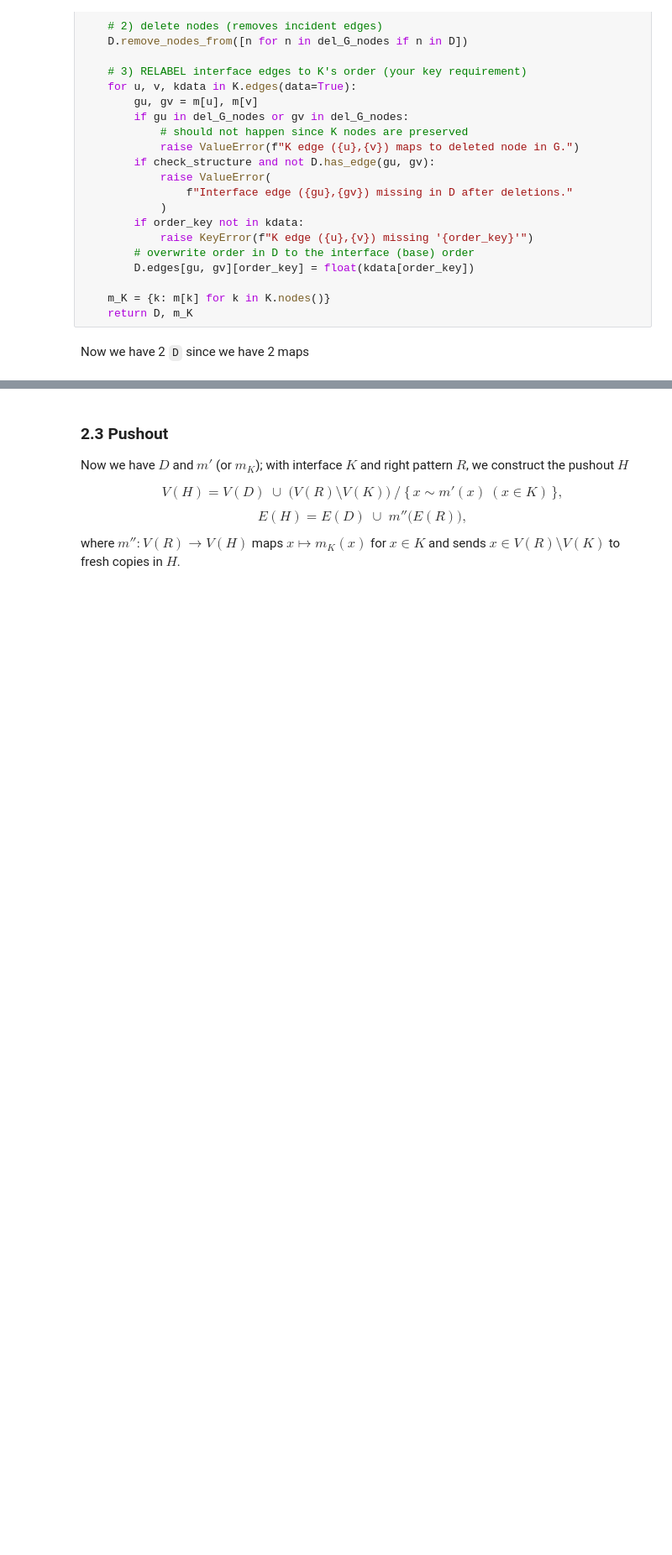
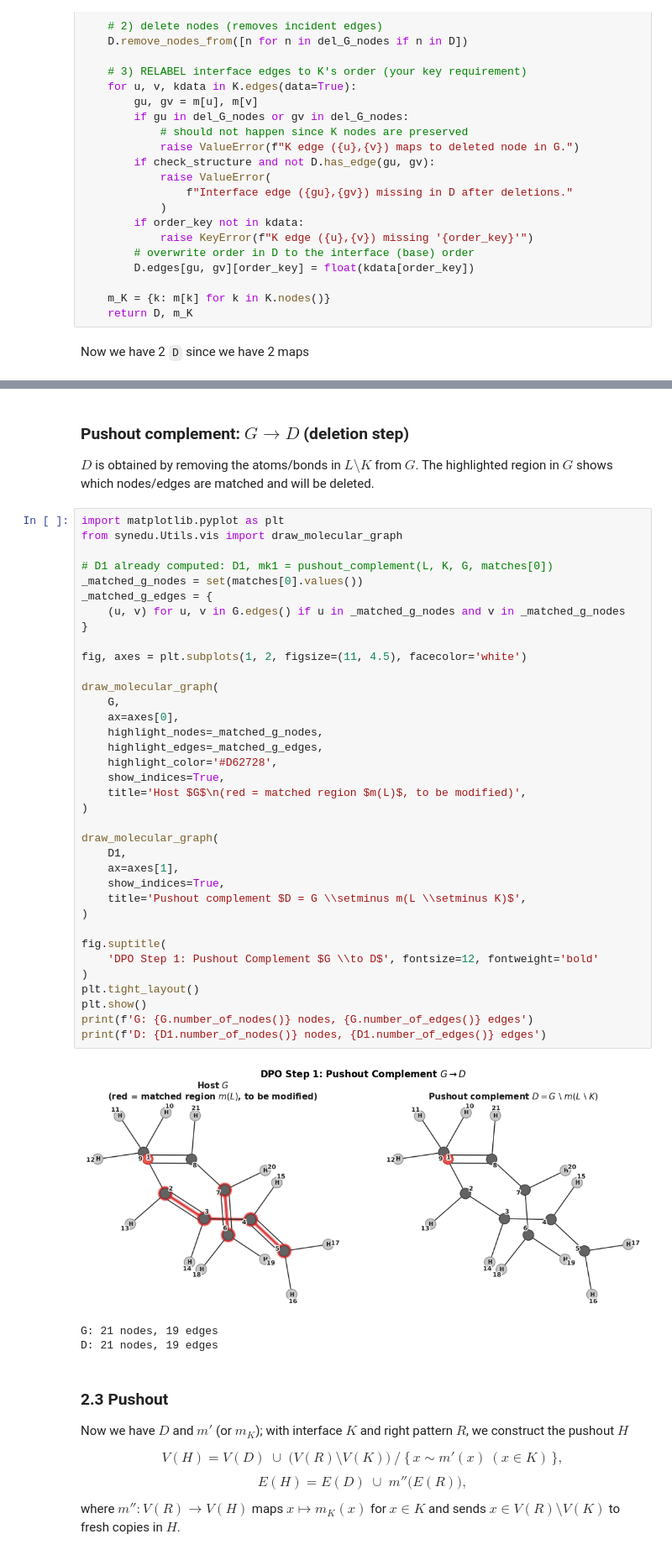
Before and after one commit to TieuLongPhan/SynEdu, a Jupyter notebook: synedu/S05/notebook.ipynb, the cells around one changed output, grey strips where cells are left out. Shown at 84% size. Drawn from its saved outputs; the diff is of its cells as text; blank space fills up the shorter version.

```diff
--- a/synedu/S05/notebook.ipynb
+++ b/synedu/S05/notebook.ipynb
@@ -1307,3 +1492,48 @@ draw_molecular_graph(
+# %% [markdown]
+### Pushout complement: $G \to D$ (deletion step)
+
+$D$ is obtained by removing the atoms/bonds in $L \setminus K$ from $G$.
+The highlighted region in $G$ shows which nodes/edges are matched and will be deleted.
+# %%
+import matplotlib.pyplot as plt
+from synedu.Utils.vis import draw_molecular_graph
+
+# D1 already computed: D1, mk1 = pushout_complement(L, K, G, matches[0])
+_matched_g_nodes = set(matches[0].values())
+_matched_g_edges = {
+    (u, v) for u, v in G.edges() if u in _matched_g_nodes and v in _matched_g_nodes
+}
+
+fig, axes = plt.subplots(1, 2, figsize=(11, 4.5), facecolor='white')
+
+draw_molecular_graph(
+    G,
+    ax=axes[0],
+    highlight_nodes=_matched_g_nodes,
+    highlight_edges=_matched_g_edges,
+    highlight_color='#D62728',
+    show_indices=True,
+    title='Host $G$\n(red = matched region $m(L)$, to be modified)',
+)
+
+draw_molecular_graph(
+    D1,
+    ax=axes[1],
+    show_indices=True,
+    title='Pushout complement $D = G \\setminus m(L \\setminus K)$',
+)
+
+fig.suptitle(
+    'DPO Step 1: Pushout Complement $G \\to D$', fontsize=12, fontweight='bold'
+)
+plt.tight_layout()
+plt.show()
+print(f'G: {G.number_of_nodes()} nodes, {G.number_of_edges()} edges')
+print(f'D: {D1.number_of_nodes()} nodes, {D1.number_of_edges()} edges')
+# %% [output]
+[figure, added]
+G: 21 nodes, 19 edges
+D: 21 nodes, 19 edges
 # %% [markdown]
 ### 2.3 Pushout
 
```
Also changed, not shown: parts of 13 cells of this notebook, 59 other files.
